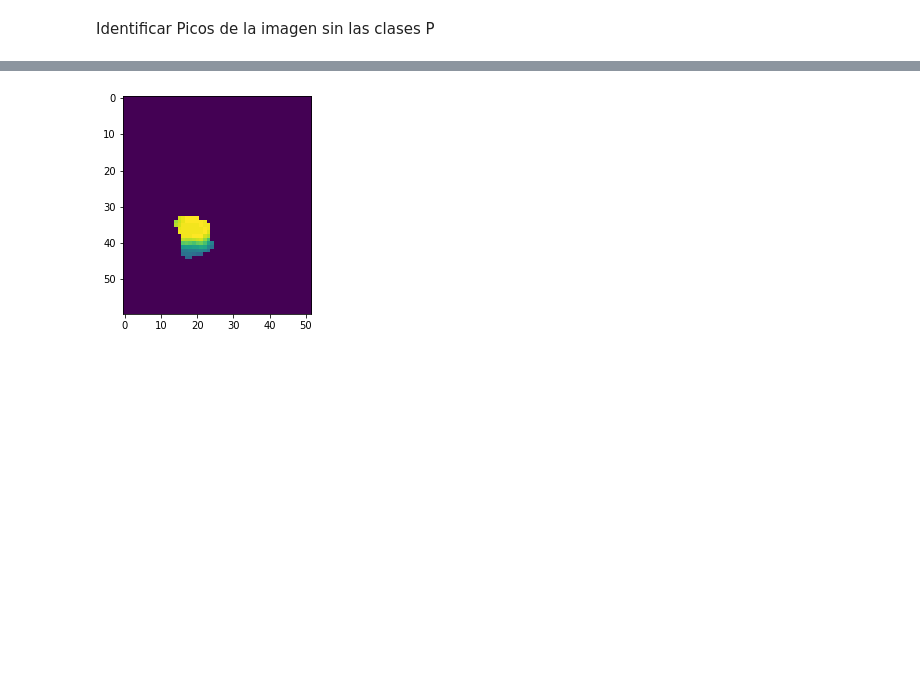
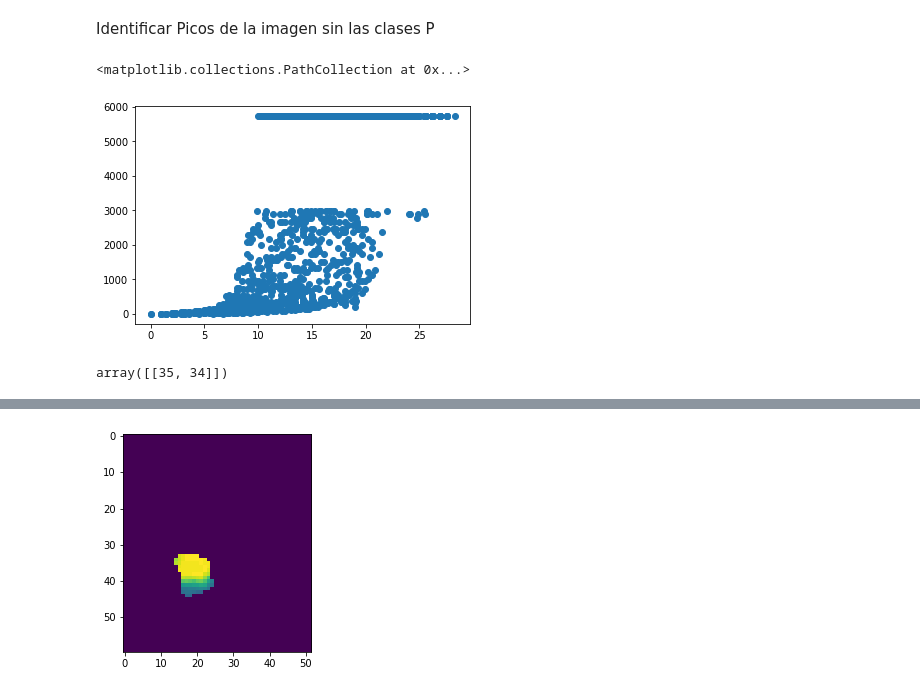
Before and after one commit to rdglpz/optimal_light_sensor_location, a Jupyter notebook: example/Ejemplo Reunion Iluminati.ipynb, the cells around one changed output, grey strips where cells are left out. Drawn from its saved outputs; the diff is of its cells as text; code cells hidden in the pictures; blank space fills up the shorter version.

```diff
--- a/example/Ejemplo Reunion Iluminati.ipynb
+++ b/example/Ejemplo Reunion Iluminati.ipynb
@@ -203,11 +202,20 @@ Identificar Picos de la imagen sin las clases P
 p = np.array([30,22])
 
 i = j = 0
-n =  np.linalg.norm(p-[i,j])
-ls = [[n,im1[i,j]]]
 
-for i in range(1,im1.shape[0]):
-    for j in range(1,im1.shape[1]):
-        n = np.linalg.norm(p-np.array([i,j]))
+p2 = (p + [i,j])
+n  = np.linalg.norm(p-p2)
+ls = [[n,nonsat[p2[0],p2[1]]]]
 
-        ls = np.append(ls,[[n,nonsat[i,j]]],axis=0)
+for i in range(-20,20):
+    for j in range(-20,20):
+        p2 = (p + [i,j])
+        n = np.linalg.norm(p-p2)
+        ls = np.append(ls,[[n,nonsat[p2[0],p2[1]]]],axis = 0)
+# %%
+ls[:,1] = (ls[:,1]-nonsat[p[0],p[1]])**2
+# %%
+plt.scatter(ls[:,0],ls[:,1])
+# %% [output]
+<matplotlib.collections.PathCollection at 0x...>
+[figure, added]
@@ -213,0 +263,4 @@ for i in range(1,im1.shape[0]):
+# %%
+coords[-6:-5]
+# %% [output]
+array([[35, 34]])
```
Also changed, not shown: parts of 37 cells of this notebook, 3 other files.
